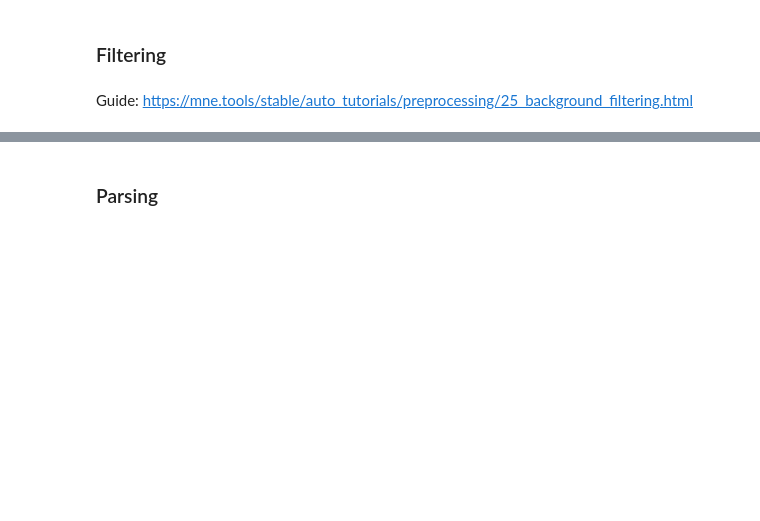
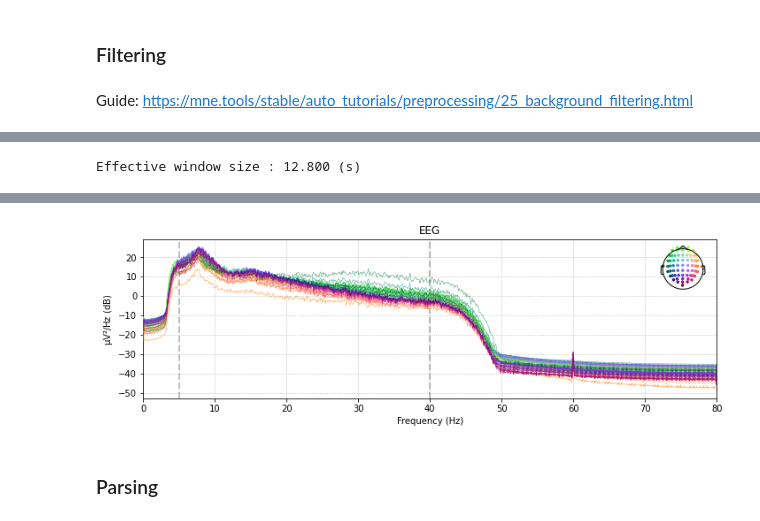
Before and after one commit to Bumbieris31/eegbci_analysis, a Jupyter notebook: total_perspective_vortex_guide.ipynb, the cells around one changed output, grey strips where cells are left out. Saved outputs shown, nothing was run; the diff lists cells and outputs as text; code cells hidden in the pictures; blank space fills up the shorter version.

```diff
--- a/total_perspective_vortex_guide.ipynb
+++ b/total_perspective_vortex_guide.ipynb
@@ -122,0 +141,4 @@ Guide: https://mne.tools/stable/auto_tutorials/preprocessing/25_background_filte
+# %%
+_ = raw.plot_psd()
+# %% [output]
+Effective window size : 12.800 (s)
@@ -123,3 +148,4 @@ Guide: https://mne.tools/stable/auto_tutorials/preprocessing/25_background_filte
+[figure, added]
 # %% [markdown]
 ### Parsing
 # %%
```
Also changed, not shown: parts of 25 cells of this notebook, 1 other file.
